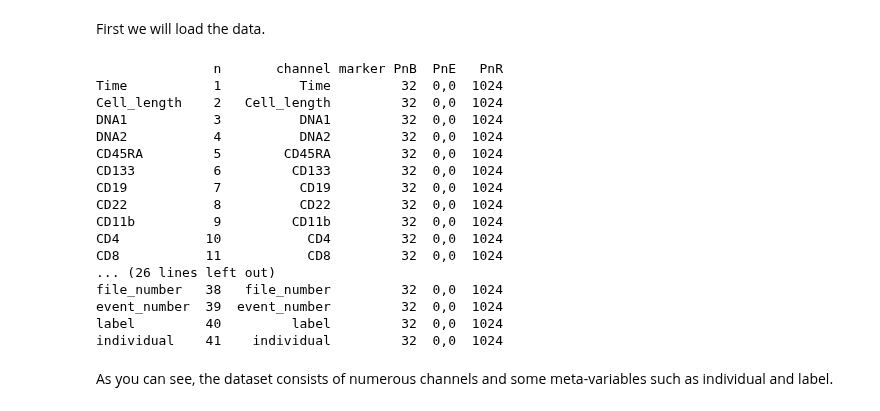
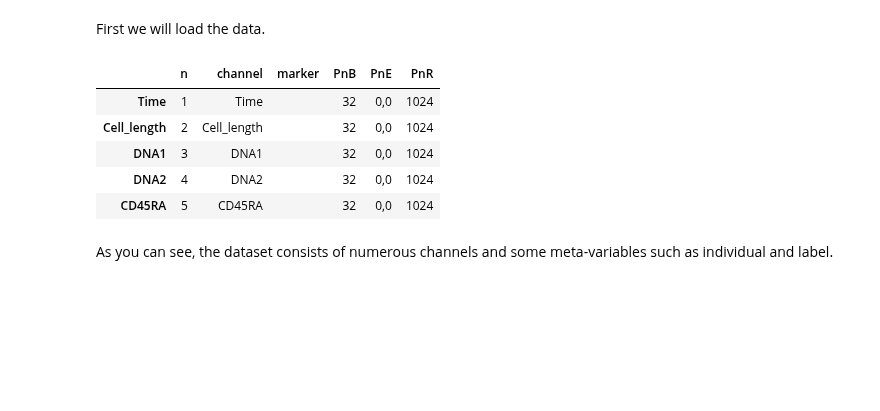
Before and after one commit to scverse/pytometry, a Jupyter notebook: docs/examples/03_flowsom.ipynb, the cells around one changed output. Cells and saved outputs as stored; diff of their text form; code cells hidden in the pictures; blank space fills up the shorter version.

```diff
--- a/docs/examples/03_flowsom.ipynb
+++ b/docs/examples/03_flowsom.ipynb
@@ -33,25 +14,14 @@ First we will load the data.
 # %%
 adata = pm.io.read_fcs("./Levine_32dim_notransform.fcs")
 # %%
-adata.var
+adata.var.head()
 # %% [output]
-               n       channel marker PnB  PnE   PnR
-Time           1          Time         32  0,0  1024
-Cell_length    2   Cell_length         32  0,0  1024
-DNA1           3          DNA1         32  0,0  1024
-DNA2           4          DNA2         32  0,0  1024
-CD45RA         5        CD45RA         32  0,0  1024
-CD133          6         CD133         32  0,0  1024
-CD19           7          CD19         32  0,0  1024
-CD22           8          CD22         32  0,0  1024
-CD11b          9         CD11b         32  0,0  1024
-CD4           10           CD4         32  0,0  1024
-CD8           11           CD8         32  0,0  1024
-... (26 lines left out)
-file_number   38   file_number         32  0,0  1024
-event_number  39  event_number         32  0,0  1024
-label         40         label         32  0,0  1024
-individual    41    individual         32  0,0  1024
+|  | n | channel | marker | PnB | PnE | PnR |
+| Time | 1 | Time |  | 32 | 0,0 | 1024 |
+| Cell_length | 2 | Cell_length |  | 32 | 0,0 | 1024 |
+| DNA1 | 3 | DNA1 |  | 32 | 0,0 | 1024 |
+| DNA2 | 4 | DNA2 |  | 32 | 0,0 | 1024 |
+| CD45RA | 5 | CD45RA |  | 32 | 0,0 | 1024 |
 # %% [markdown]
 As you can see, the dataset consists of numerous channels and some meta-variables such as individual and label.
 # %%
```
Also changed, not shown: parts of 12 cells of this notebook, 2 other files.
